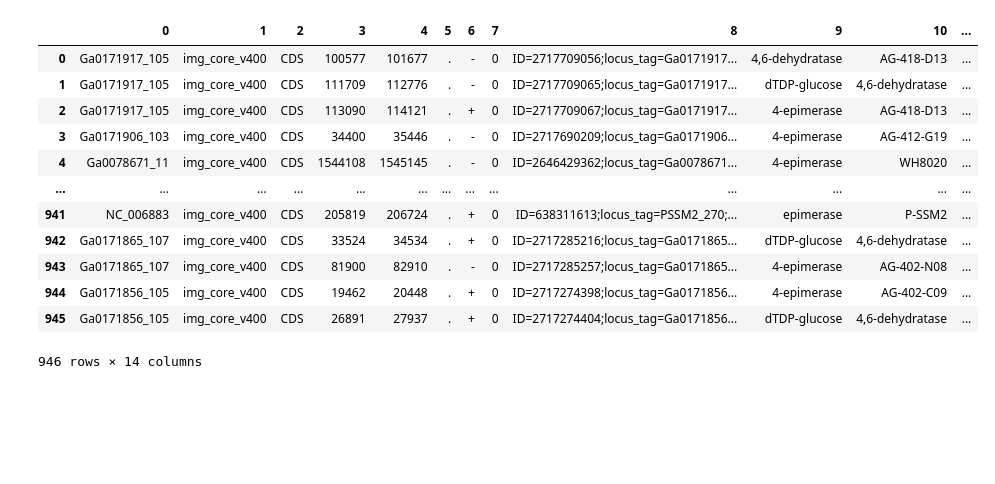
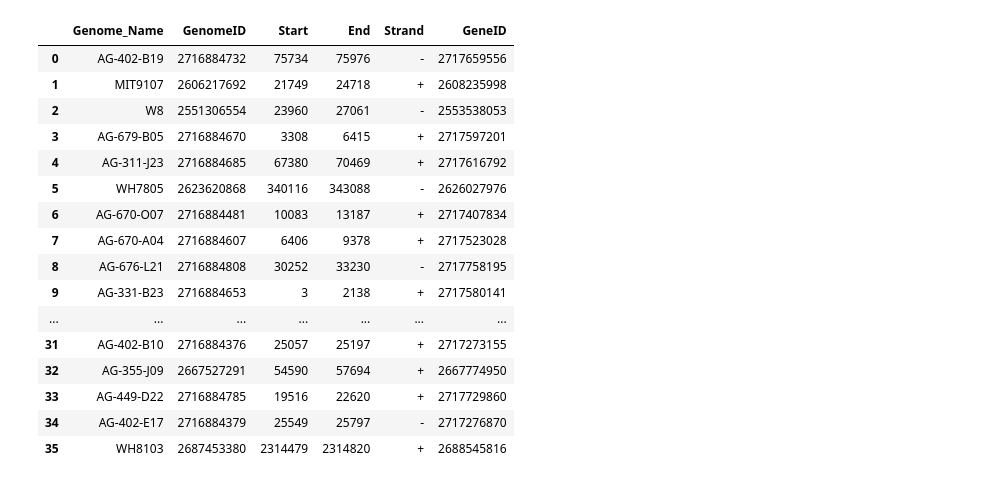
Before and after one commit to Jonahv11/cyano-serralysins, a Jupyter notebook: island-analysis/cycog_neighbors.ipynb, the cells around one changed output. Cells and saved outputs as stored; diff of their text form; code cells hidden in the pictures; blank space fills up the shorter version.

Commit message:
finished preliminary df, working on list for neighbors

```diff
--- a/island-analysis/cycog_neighbors.ipynb
+++ b/island-analysis/cycog_neighbors.ipynb
@@ -31,4 +12,0 @@ target_df
-# %%
-for index, row in target_df.iterrows():
-    if row['GeneID'] == 2667747375:
-        print(row['GenomeName'])
@@ -37,48 +29,59 @@ AG-402-M23
 # %%
-cycog = 60000046
+
+cycog = 60003220
 target_df = cycogs_df[cycogs_df.OrthologID == cycog]
 ID_list = target_df['GeneID'].tolist()
 cycog_gene_ids = []
-all_parts = []
+better_list = []
 
 for genome in os.listdir(REFS):
     if not os.path.isdir(os.path.join(REFS, genome)):
         continue
         # Path to the GFF file for the current genome
     gff_path = os.path.join(REFS, genome, f'{genome}.gff')
     with open(gff_path, 'r') as file:
         linenumber = 0
         for line in file:
             parts = line.strip().split()
+            test_list = []
             if len(parts) > 7:  # Ensure there are enough parts to parse start and end
                 try:
                     start = int(parts[3])
                     end = int(parts[4])
                     # annot = parts[8]
                 except ValueError:
                     continue  # Skip lines that do not have valid integers in the expected columns
                 gene_id = int(parts[8].split('=')[1].split(';')[0])
                 cycog_gene_ids.append(gene_id)
                 if gene_id in ID_list:
                     for index, row in target_df.iterrows():
                         if row['GeneID'] == gene_id:
                             genome_name = row['GenomeName']
-                            parts.append(genome_name)
-                    all_parts.append(parts)
+                            test_list.append(genome_name)
+                    test_list.append(genome)
+                    test_list.append(start)
+                    test_list.append(end)
+                    test_list.append(parts[6])
+                    test_list.append(gene_id)
+                    better_list.append(test_list)
 
-parts_df = pd.DataFrame(all_parts)
+parts_df = pd.DataFrame(better_list, columns=["Genome_Name", "GenomeID", "Start", "End", "Strand", "GeneID"])
 parts_df
 # %% [output]
-|  | 0 | 1 | 2 | 3 | 4 | 5 | 6 | 7 | 8 | 9 | 10 | ... |
-| 0 | Ga0171917_105 | img_core_v400 | CDS | 100577 | 101677 | . | - | 0 | ID=2717709056;locus_tag=Ga0171917... | 4,6-dehydratase | AG-418-D13 | ... |
-| 1 | Ga0171917_105 | img_core_v400 | CDS | 111709 | 112776 | . | - | 0 | ID=2717709065;locus_tag=Ga0171917... | dTDP-glucose | 4,6-dehydratase | ... |
-| 2 | Ga0171917_105 | img_core_v400 | CDS | 113090 | 114121 | . | + | 0 | ID=2717709067;locus_tag=Ga0171917... | 4-epimerase | AG-418-D13 | ... |
-| 3 | Ga0171906_103 | img_core_v400 | CDS | 34400 | 35446 | . | - | 0 | ID=2717690209;locus_tag=Ga0171906... | 4-epimerase | AG-412-G19 | ... |
-| 4 | Ga0078671_11 | img_core_v400 | CDS | 1544108 | 1545145 | . | - | 0 | ID=2646429362;locus_tag=Ga0078671... | 4-epimerase | WH8020 | ... |
-| ... | ... | ... | ... | ... | ... | ... | ... | ... | ... | ... | ... | ... |
-| 941 | NC_006883 | img_core_v400 | CDS | 205819 | 206724 | . | + | 0 | ID=638311613;locus_tag=PSSM2_270;... | epimerase | P-SSM2 | ... |
-| 942 | Ga0171865_107 | img_core_v400 | CDS | 33524 | 34534 | . | + | 0 | ID=2717285216;locus_tag=Ga0171865... | dTDP-glucose | 4,6-dehydratase | ... |
-| 943 | Ga0171865_107 | img_core_v400 | CDS | 81900 | 82910 | . | - | 0 | ID=2717285257;locus_tag=Ga0171865... | 4-epimerase | AG-402-N08 | ... |
-| 944 | Ga0171856_105 | img_core_v400 | CDS | 19462 | 20448 | . | + | 0 | ID=2717274398;locus_tag=Ga0171856... | 4-epimerase | AG-402-C09 | ... |
-| 945 | Ga0171856_105 | img_core_v400 | CDS | 26891 | 27937 | . | + | 0 | ID=2717274404;locus_tag=Ga0171856... | dTDP-glucose | 4,6-dehydratase | ... |
+|  | Genome_Name | GenomeID | Start | End | Strand | GeneID |
+| 0 | AG-402-B19 | 2716884732 | 75734 | 75976 | - | 2717659556 |
+| 1 | MIT9107 | 2606217692 | 21749 | 24718 | + | 2608235998 |
+| 2 | W8 | 2551306554 | 23960 | 27061 | - | 2553538053 |
+| 3 | AG-679-B05 | 2716884670 | 3308 | 6415 | + | 2717597201 |
+| 4 | AG-311-J23 | 2716884685 | 67380 | 70469 | + | 2717616792 |
+| 5 | WH7805 | 2623620868 | 340116 | 343088 | - | 2626027976 |
+| 6 | AG-670-O07 | 2716884481 | 10083 | 13187 | + | 2717407834 |
+| 7 | AG-670-A04 | 2716884607 | 6406 | 9378 | + | 2717523028 |
+| 8 | AG-676-L21 | 2716884808 | 30252 | 33230 | - | 2717758195 |
+| 9 | AG-331-B23 | 2716884653 | 3 | 2138 | + | 2717580141 |
+| ... | ... | ... | ... | ... | ... | ... |
+| 31 | AG-402-B10 | 2716884376 | 25057 | 25197 | + | 2717273155 |
+| 32 | AG-355-J09 | 2667527291 | 54590 | 57694 | + | 2667774950 |
+| 33 | AG-449-D22 | 2716884785 | 19516 | 22620 | + | 2717729860 |
+| 34 | AG-402-E17 | 2716884379 | 25549 | 25797 | - | 2717276870 |
+| 35 | WH8103 | 2687453380 | 2314479 | 2314820 | + | 2688545816 |
-946 rows × 14 columns
```
Also changed, not shown: parts of 14 cells of this notebook.
